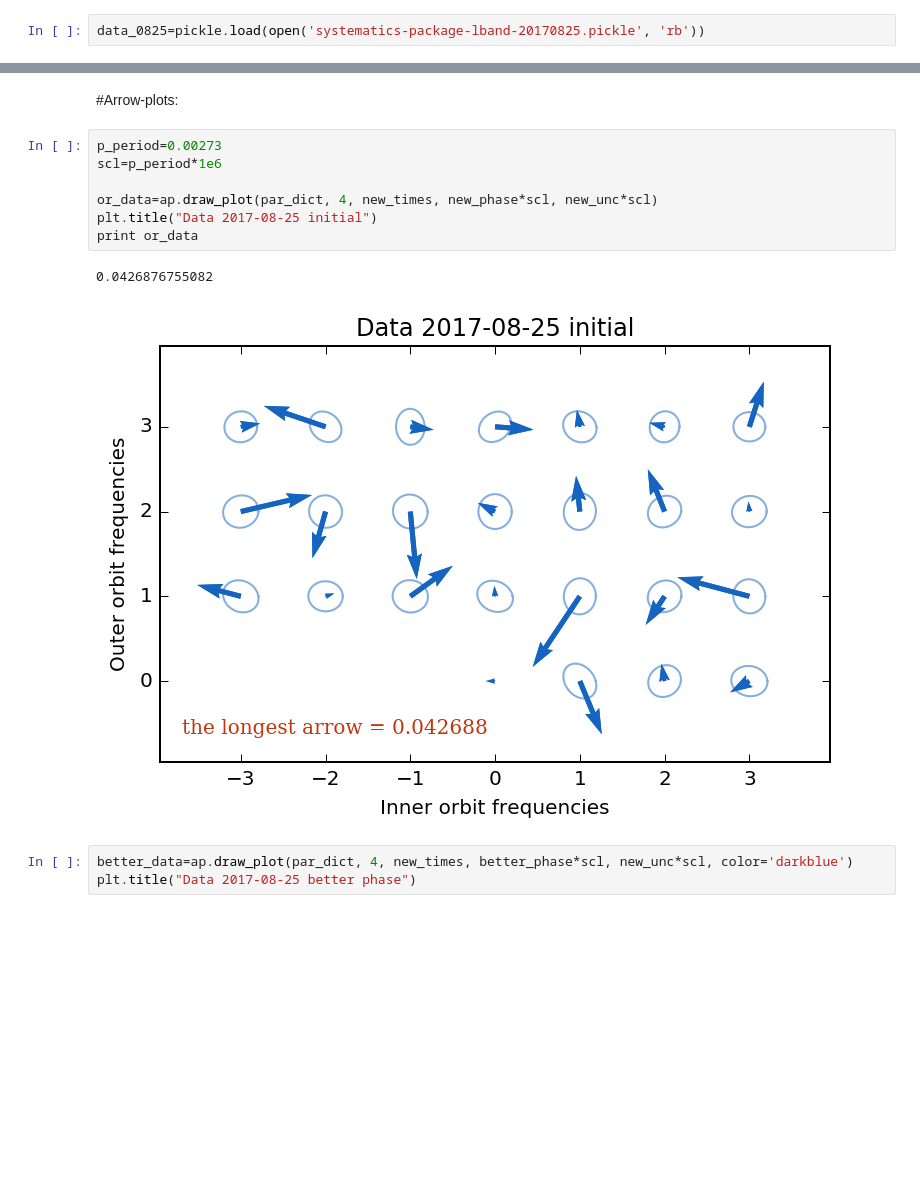
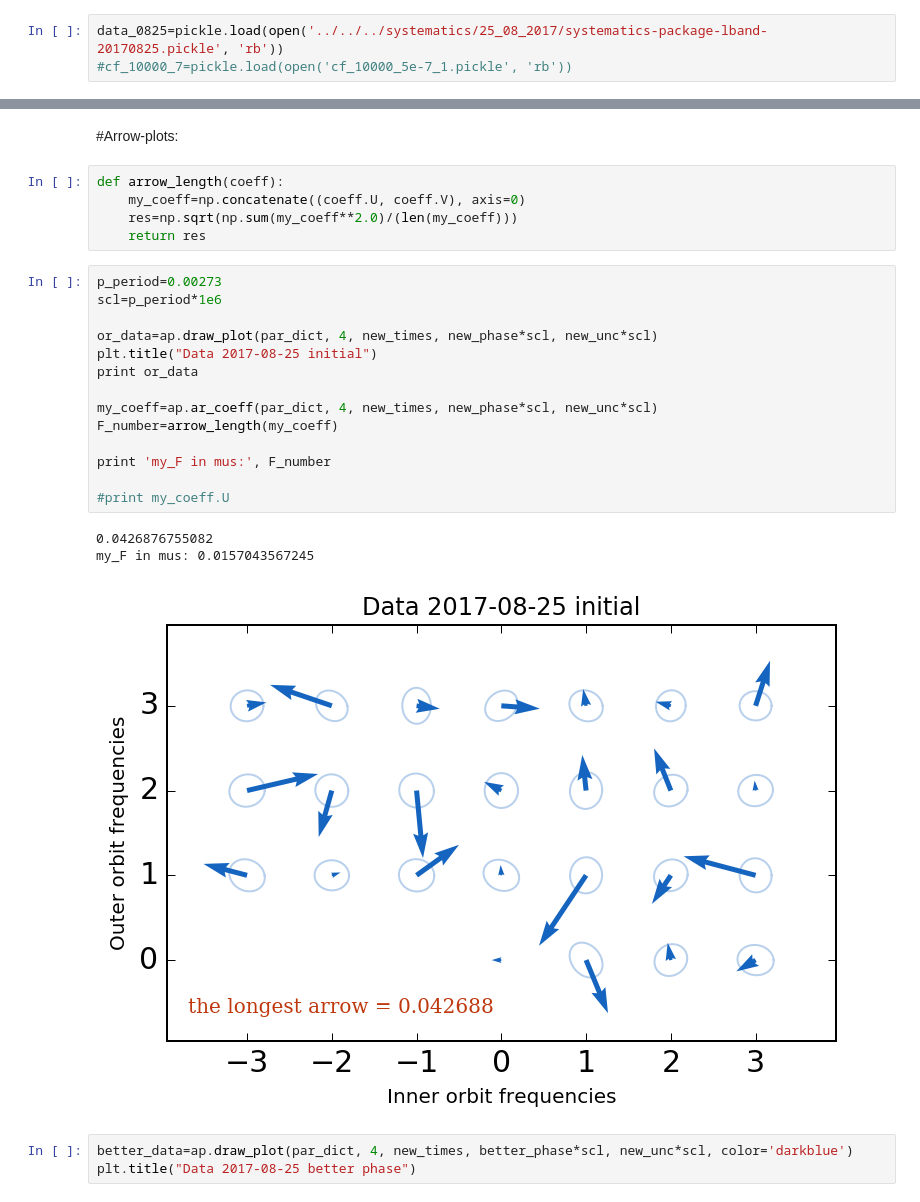
Before and after one commit to aarchiba/triplesystem, a Jupyter notebook: systematics/systematics_search.ipynb, the cells around one changed output, grey strips where cells are left out. Cells and saved outputs as stored; diff of their text form; blank space fills up the shorter version.

```diff
--- a/systematics/systematics_search.ipynb
+++ b/systematics/systematics_search.ipynb
@@ -23,7 +23,8 @@ from matplotlib.font_manager import FontProperties
 The autoreload extension is already loaded. To reload it, use:
   %reload_ext autoreload
 # %%
-data_0825=pickle.load(open('systematics-package-lband-20170825.pickle', 'rb'))
+data_0825=pickle.load(open('../../../systematics/25_08_2017/systematics-package-lband-20170825.pickle', 'rb'))
+#cf_10000_7=pickle.load(open('cf_10000_5e-7_1.pickle', 'rb'))
 # %%
 par_dict=data_0825['best_parameters']
 p_period = 0.00273258863228
@@ -124,16 +111,29 @@ rd.plot_res(my_data, new_times, delta_only*deltaa, new_unc*1e-15, name, color)
 [figure]
 # %% [markdown]
 #Arrow-plots:
+# %%
+def arrow_length(coeff):
+    my_coeff=np.concatenate((coeff.U, coeff.V), axis=0)
+    res=np.sqrt(np.sum(my_coeff**2.0)/(len(my_coeff)))
+    return res
 # %%
 p_period=0.00273
 scl=p_period*1e6
 
 or_data=ap.draw_plot(par_dict, 4, new_times, new_phase*scl, new_unc*scl)
 plt.title("Data 2017-08-25 initial")
 print or_data
+
+my_coeff=ap.ar_coeff(par_dict, 4, new_times, new_phase*scl, new_unc*scl)
+F_number=arrow_length(my_coeff)
+
+print 'my_F in mus:', F_number
+
+#print my_coeff.U
 # %% [output]
 0.0426876755082
+my_F in mus: 0.0157043567245
-[figure, old version]
+[figure, new version]
 # %%
 better_data=ap.draw_plot(par_dict, 4, new_times, better_phase*scl, new_unc*scl, color='darkblue')
 plt.title("Data 2017-08-25 better phase")
```
Also changed, not shown: parts of 4 cells of this notebook, 2 other files.
